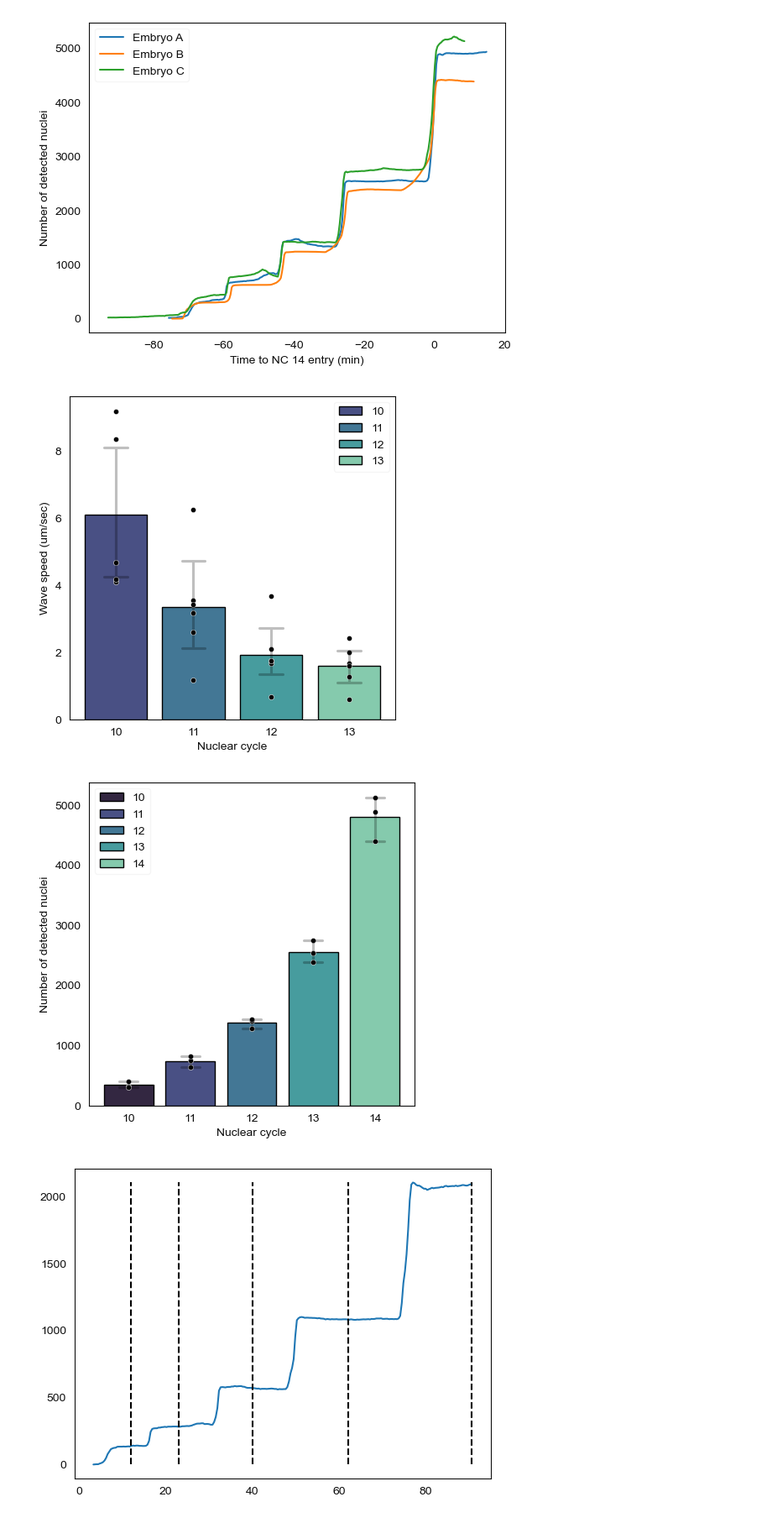
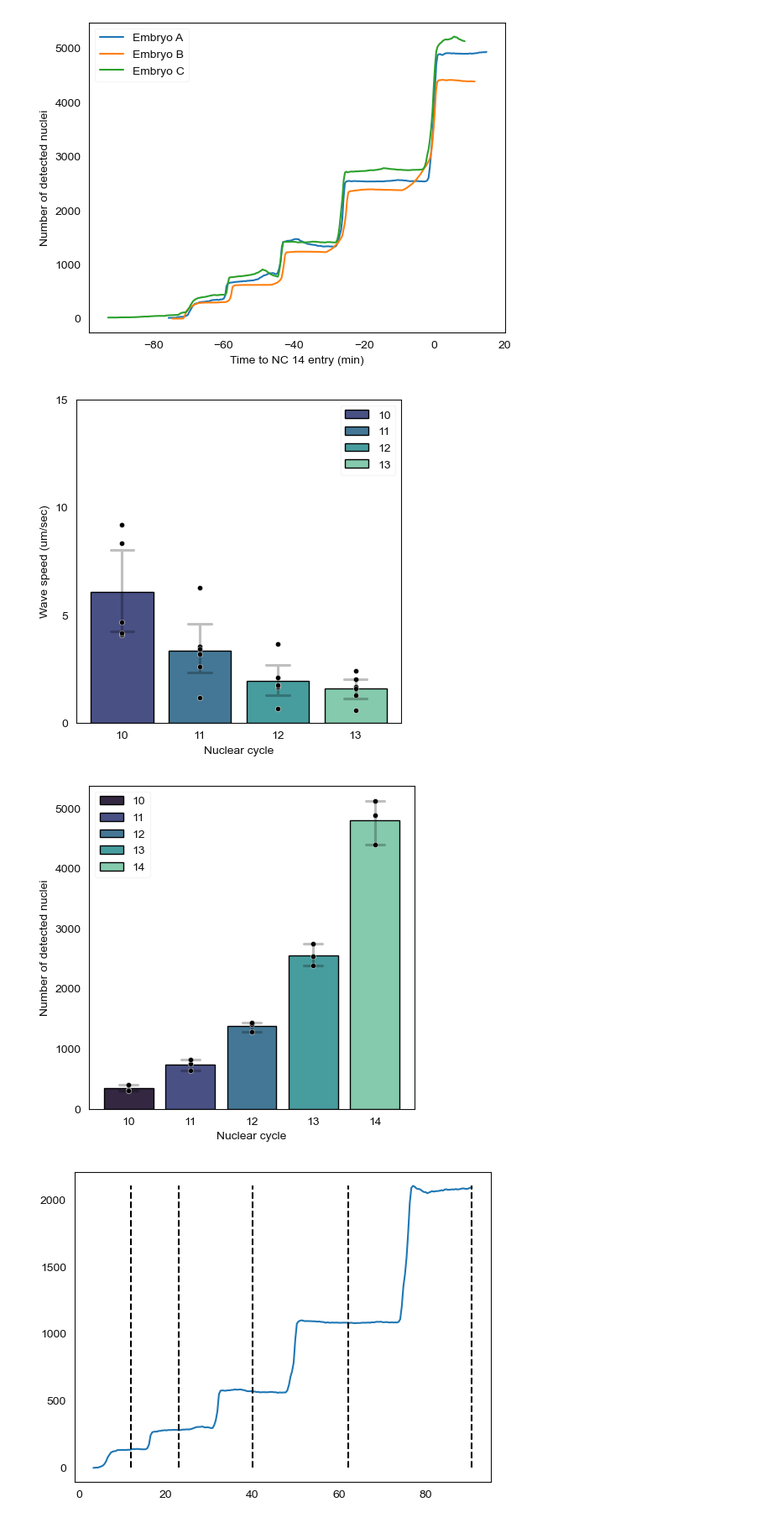
Before and after one commit to Harrison-Oatman/NucleiTracking, a Jupyter notebook: notebooks/local_wave_extraction.ipynb, the cells around one changed output. Shown at 84% size. Saved outputs shown, nothing was run; the diff lists cells and outputs as text; code cells hidden in the pictures.

```diff
--- a/notebooks/local_wave_extraction.ipynb
+++ b/notebooks/local_wave_extraction.ipynb
@@ -212,34 +216,36 @@ True
 palette = sns.color_palette("mako", n_colors=5)[0:]
 
 stas_path = Path(r"D:\OneDrive - Princeton University\Lab Meetings\stas_duke")
 
 waves = pd.read_excel(stas_path/"waves.xlsx")
 waves["speed_s"] = waves["speed"] / 60
 waves["nc_cat"] = waves["nc"].astype(str)
 
 
 plt.figure(figsize=(5, 5))
 sns.barplot(data=waves, x="nc", y="speed_s", hue="nc", capsize=0.3, err_kws={"c": "#00000040"}, palette=palette[1:],
             edgecolor="black", linewidth=1)
 sns.scatterplot(data=waves, x="nc_cat", y="speed_s", s=20, c="black")
 plt.xlabel("Nuclear cycle")
 plt.ylabel("Wave speed (um/sec)")
+plt.ylim([0, 15])
+plt.yticks([0, 5, 10, 15])
 plt.grid(False)
 plt.savefig(stas_path/"wave_speeds.png", dpi=300, bbox_inches="tight")
 plt.show()
 
 num_nuc = pd.read_excel(stas_path/"num_nuc.xlsx")
 num_nuc["nc_cat"] = num_nuc["nc"].astype(str)
 plt.figure(figsize=(5, 5))
 sns.barplot(data=num_nuc, x="nc", y="count", hue="nc", capsize=0.3, err_kws={"c": "#00000040"}, palette=palette,
             edgecolor="black", linewidth=1)
 sns.scatterplot(data=num_nuc, x="nc_cat", y="count", s=20, c="black")
 plt.xlabel("Nuclear cycle")
 plt.ylabel("Number of detected nuclei")
 plt.savefig(stas_path/"num_nuc.png", dpi=300, bbox_inches="tight")
 plt.show()
 # %% [output]
-[figure, old version]
+[figure, new version]
 [figure]
 # %%
 import imageio
```
Also changed, not shown: parts of 3 cells of this notebook.
